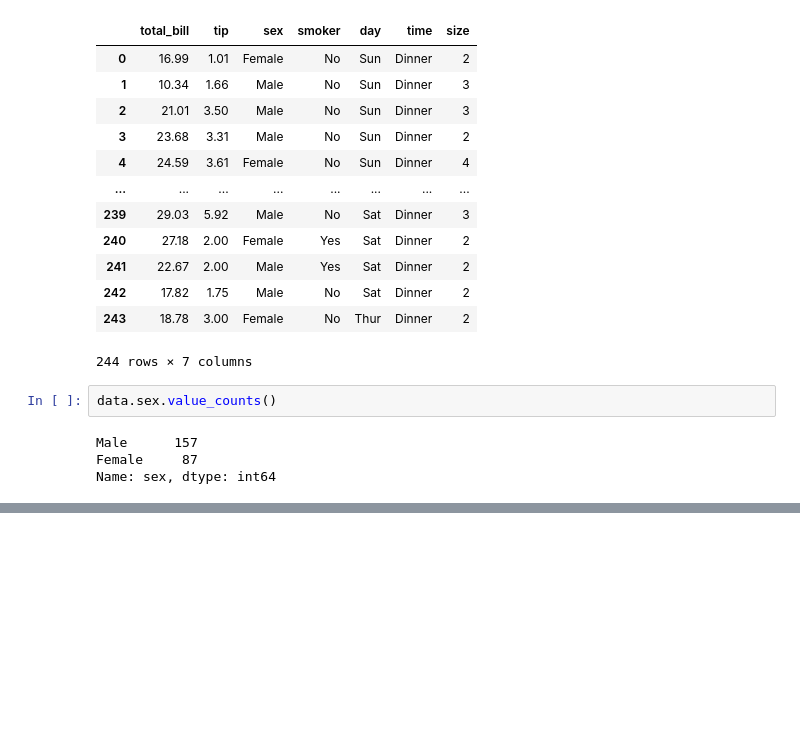
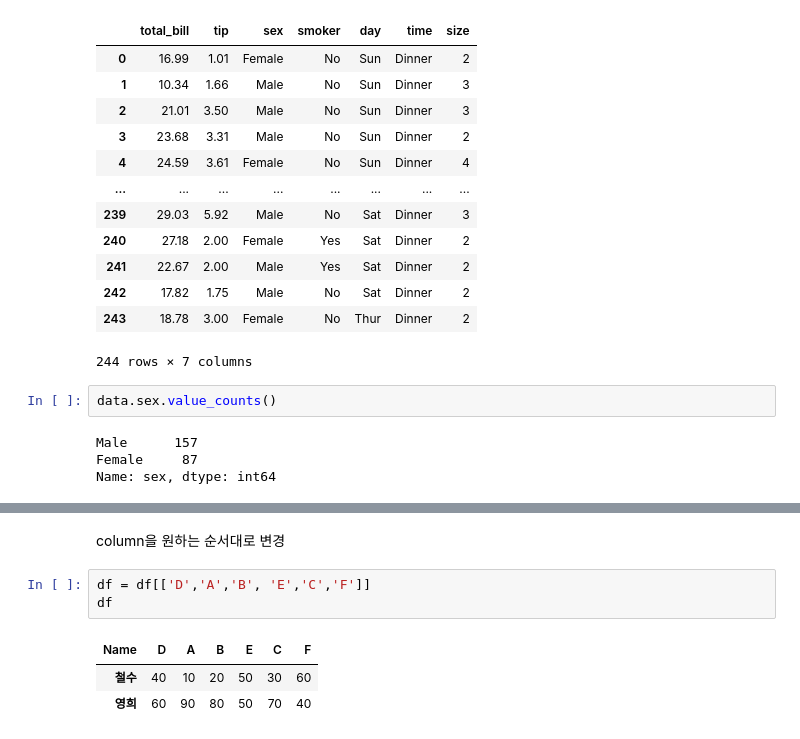
Before and after one commit to Jake0925/Pandas, a Jupyter notebook: Pandas2.ipynb, the cells around one changed output, grey strips where cells are left out. Saved outputs shown, nothing was run; the diff lists cells and outputs as text; blank space fills up the shorter version.

```diff
--- a/Pandas2.ipynb
+++ b/Pandas2.ipynb
@@ -156,0 +176,9 @@ Name: sex, dtype: int64
+# %% [markdown]
+column을 원하는 순서대로 변경
+# %%
+df = df[['D','A','B', 'E','C','F']]
+df
+# %% [output]
+| Name | D | A | B | E | C | F |
+| 철수 | 40 | 10 | 20 | 50 | 30 | 60 |
+| 영희 | 60 | 90 | 80 | 50 | 70 | 40 |
```
Also changed, not shown: parts of 2 cells of this notebook.
